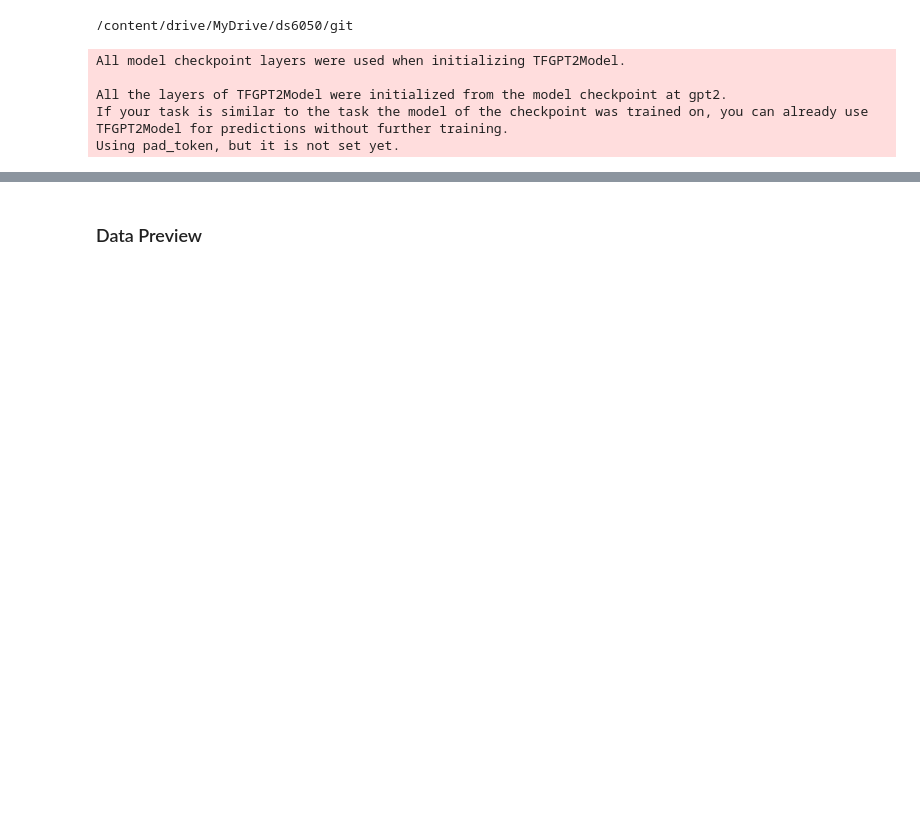
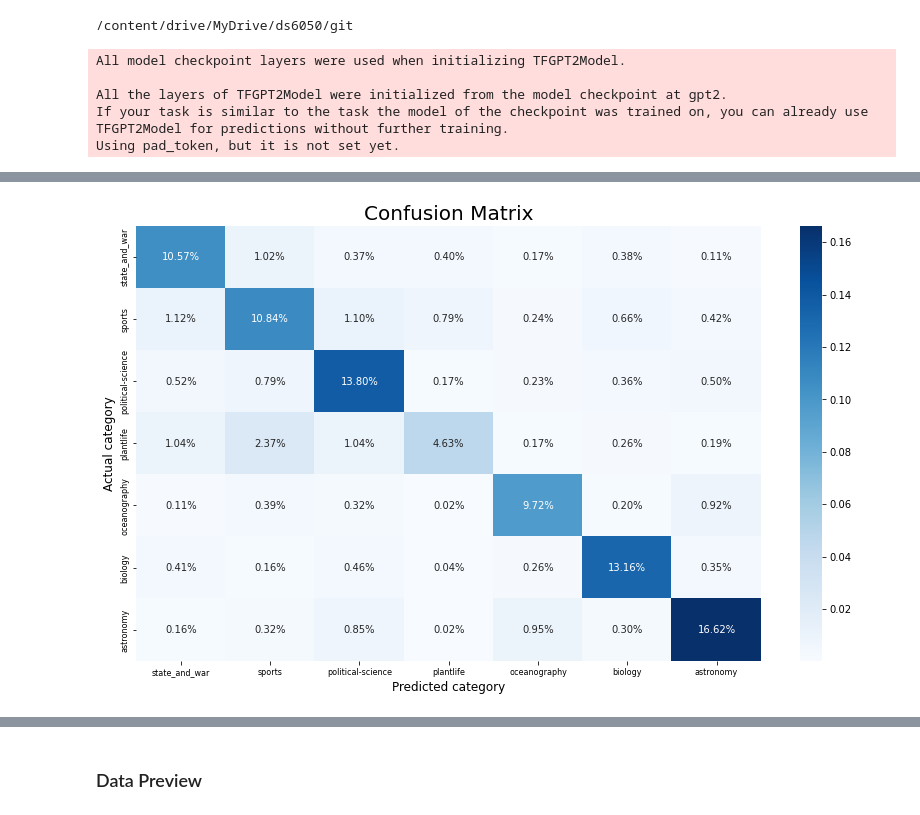
Before and after one commit to uva-ds6050-su22-g6/model, a Jupyter notebook: model_gpt.ipynb, the cells around one changed output, grey strips where cells are left out. Saved outputs shown, nothing was run; the diff lists cells and outputs as text; code cells hidden in the pictures; blank space fills up the shorter version.

Commit message:
Add files via upload
functional output + confusion matrix visualization

```diff
--- a/model_gpt.ipynb
+++ b/model_gpt.ipynb
@@ -234,7 +228,7 @@ model_checkpoint_callback = tf.keras.callbacks.ModelCheckpoint(
 
 early_stopping_callback = tf.keras.callbacks.EarlyStopping(
     monitor="val_loss",
-    patience=5,
+    patience=1,
     mode="auto",
 )
 
@@ -278,0 +249,8 @@ Epoch 4/4
+# %%
+predict_train_data = model.predict([train_encodings['input_ids'], train_encodings['attention_mask']], batch_size=4)
+pred_train_data = np.argmax(predict_train_data, axis = 1)
+train_cm = metrics.confusion_matrix(np.argmax(y_train, axis = 1), pred_train_data)
+
+predict_test_data = model.predict([test_encodings['input_ids'], test_encodings['attention_mask']])
+pred_test_data = np.argmax(predict_test_data, axis = 1)
+test_cm = metrics.confusion_matrix(np.argmax(y_test, axis = 1), pred_test_data)
@@ -278,0 +267,17 @@ Epoch 4/4
+# %%
+labels = list(df['topic'].unique())
+labels.sort()
+x_labs = labels
+labels.sort(reverse = True)
+y_labs = labels
+
+fig, ax = plt.subplots(1, 1, figsize = (14,8))
+sns.heatmap(train_cm/np.sum(train_cm), annot=True, fmt='.2%', cmap='Blues');
+# labels, title and ticks
+ax.set_xlabel('Predicted category', fontsize = 12);
+ax.set_ylabel('Actual category', fontsize = 12);
+ax.set_title('Confusion Matrix', fontsize = 20);
+ax.xaxis.set_ticklabels(x_labs, fontsize = 8);
+ax.yaxis.set_ticklabels(y_labs, fontsize = 8);
+# %% [output]
+[figure, added]
```
Also changed, not shown: parts of 28 cells of this notebook.
